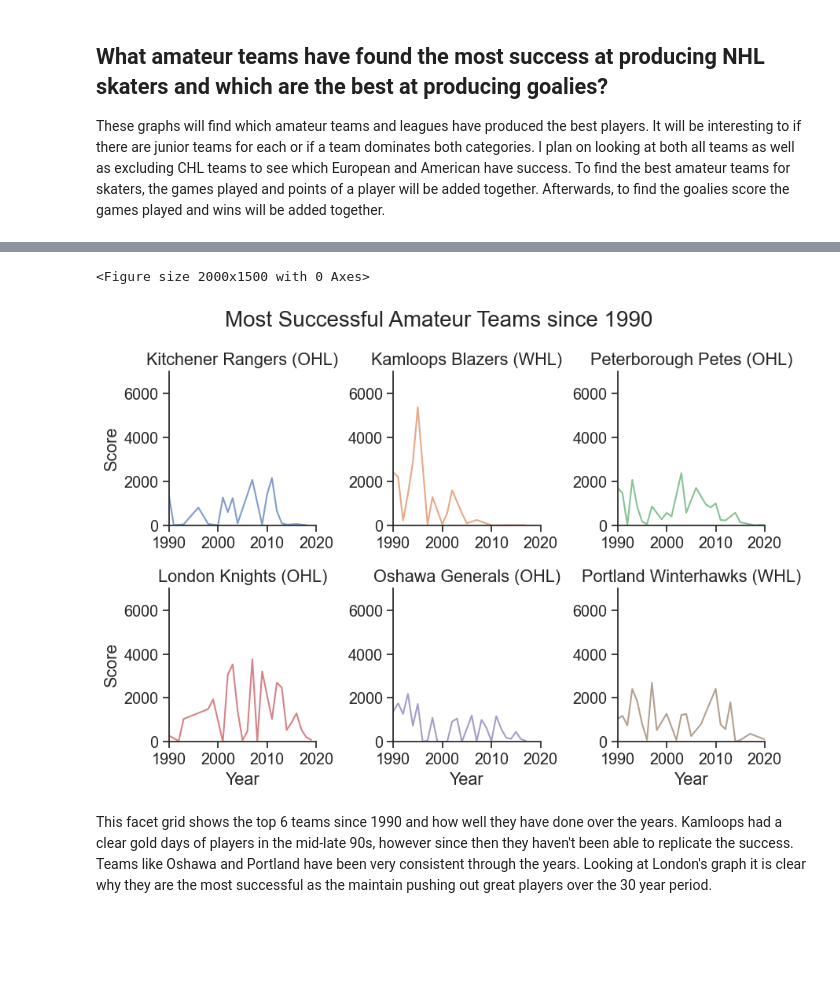
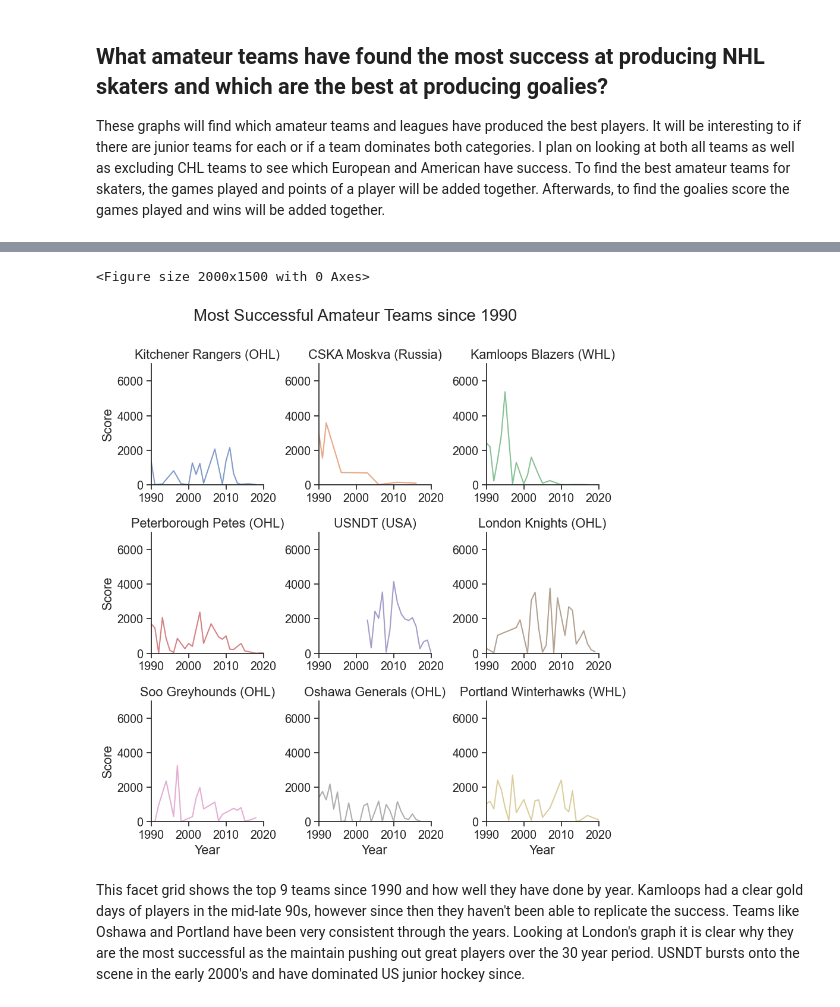
Before and after one commit to ubco-W2022T2-data301/project-group-group31, a Jupyter notebook: analysis/analysis3.ipynb, the cells around one changed output, grey strips where cells are left out. Drawn from its saved outputs; the diff is of its cells as text; code cells hidden in the pictures; blank space fills up the shorter version.

```diff
--- a/analysis/analysis3.ipynb
+++ b/analysis/analysis3.ipynb
@@ -146,33 +125,33 @@ This graph shows the recent greatest of the USA Development team since 2010. Whe
 # %%
 import warnings
 warnings.simplefilter(action='ignore', category=FutureWarning)
 # Filter data to include only players with an amateur team
 df_amateur2 = df[df['amateur_team'].notnull()]
 
 # Calculate total score for each team
 df_scores2 = df_amateur2.groupby(['amateur_team', 'year'], as_index=False).sum()[['amateur_team', 'year', 'games_played', 'points']]
 df_scores2['score'] = df_scores2['games_played'] + df_scores2['points']
 df_scores2 = df_scores2.sort_values(['score'], ascending=False)
 
 # Get top 9 teams based on score
-top9_teams = df_scores2.groupby(['amateur_team']).sum().sort_values(['score'], ascending=False).head(6).index.tolist()
+top9_teams = df_scores2.groupby(['amateur_team']).sum().sort_values(['score'], ascending=False).head(9).index.tolist()
 
 # Filter data to include only top 9 teams
 df_scores2 = df_scores2[df_scores2['amateur_team'].isin(top9_teams)]
 
 # Set figure size
 plt.figure(figsize=(20, 15))
 
 # Generate plot using seaborn facet grid
 g = sns.FacetGrid(df_scores2, col='amateur_team', col_wrap=3, hue='amateur_team', sharex=False, sharey=False)
 g.map(sns.lineplot, 'year', 'score', alpha=0.7)
 g.set_titles("{col_name}")
 g.set_axis_labels("Year", "Score")
 g.fig.suptitle("Most Successful Amateur Teams since 1990", fontsize=20, y=1.05)
 g.set(xlim=(1990, 2020), ylim=(0, 7000))
 plt.show()
 # %% [output]
 <Figure size 2000x1500 with 0 Axes>
-[figure, old version]
+[figure, new version]
 # %% [markdown]
-This facet grid shows the top 6 teams since 1990 and how well they have done over the years. Kamloops had a clear gold days of players in the mid-late 90s, however since then they haven't been able to replicate the success. Teams like Oshawa and Portland have been very consistent through the years. Looking at London's graph it is clear why they are the most successful as the maintain pushing out great players over the 30 year period.
+This facet grid shows the top 9 teams since 1990 and how well they have done by year. Kamloops had a clear gold days of players in the mid-late 90s, however since then they haven't been able to replicate the success. Teams like Oshawa and Portland have been very consistent through the years. Looking at London's graph it is clear why they are the most successful as the maintain pushing out great players over the 30 year period. USNDT bursts onto the scene in the early 2000's and have dominated US junior hockey since.
```
Also changed, not shown: parts of 7 cells of this notebook, 1 other file.
